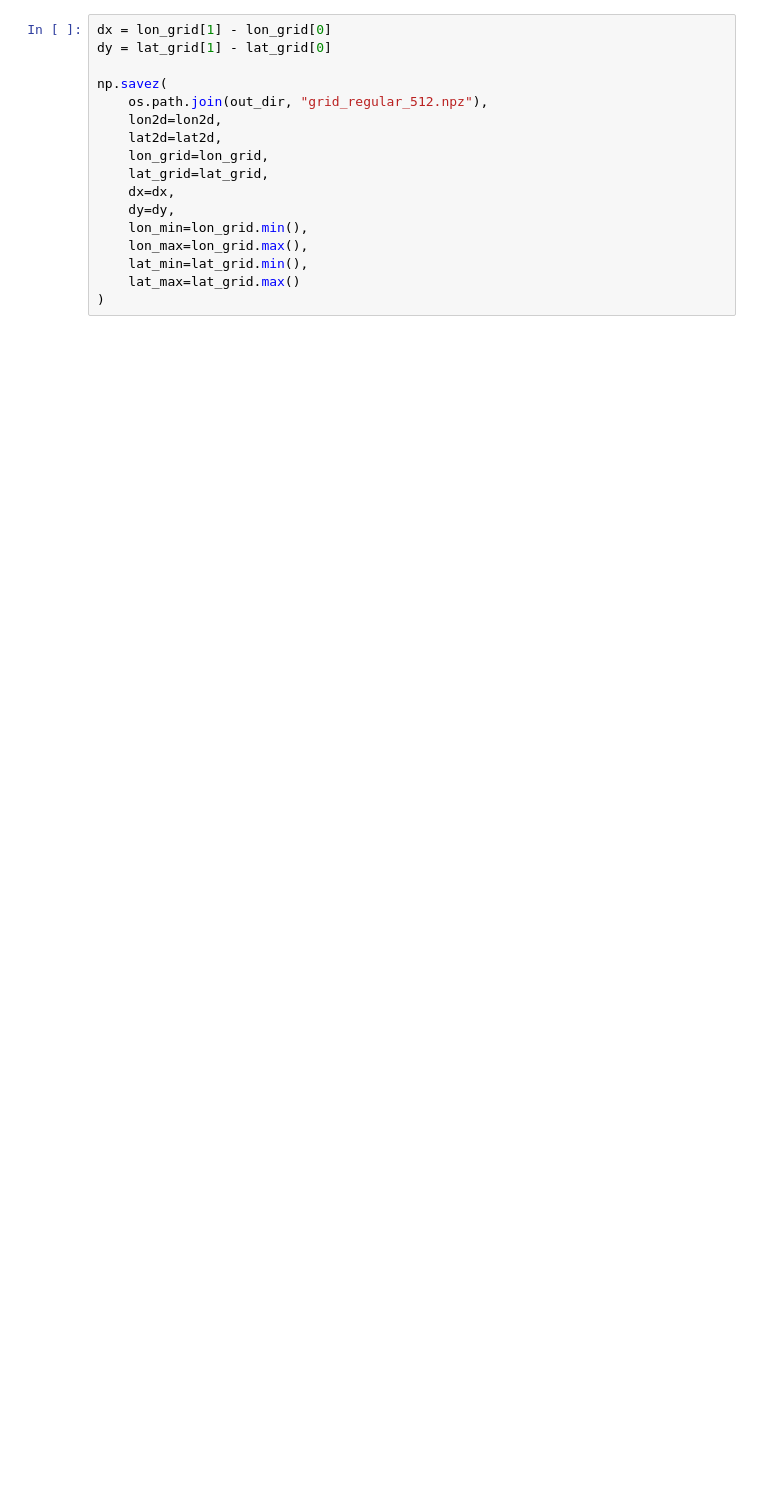
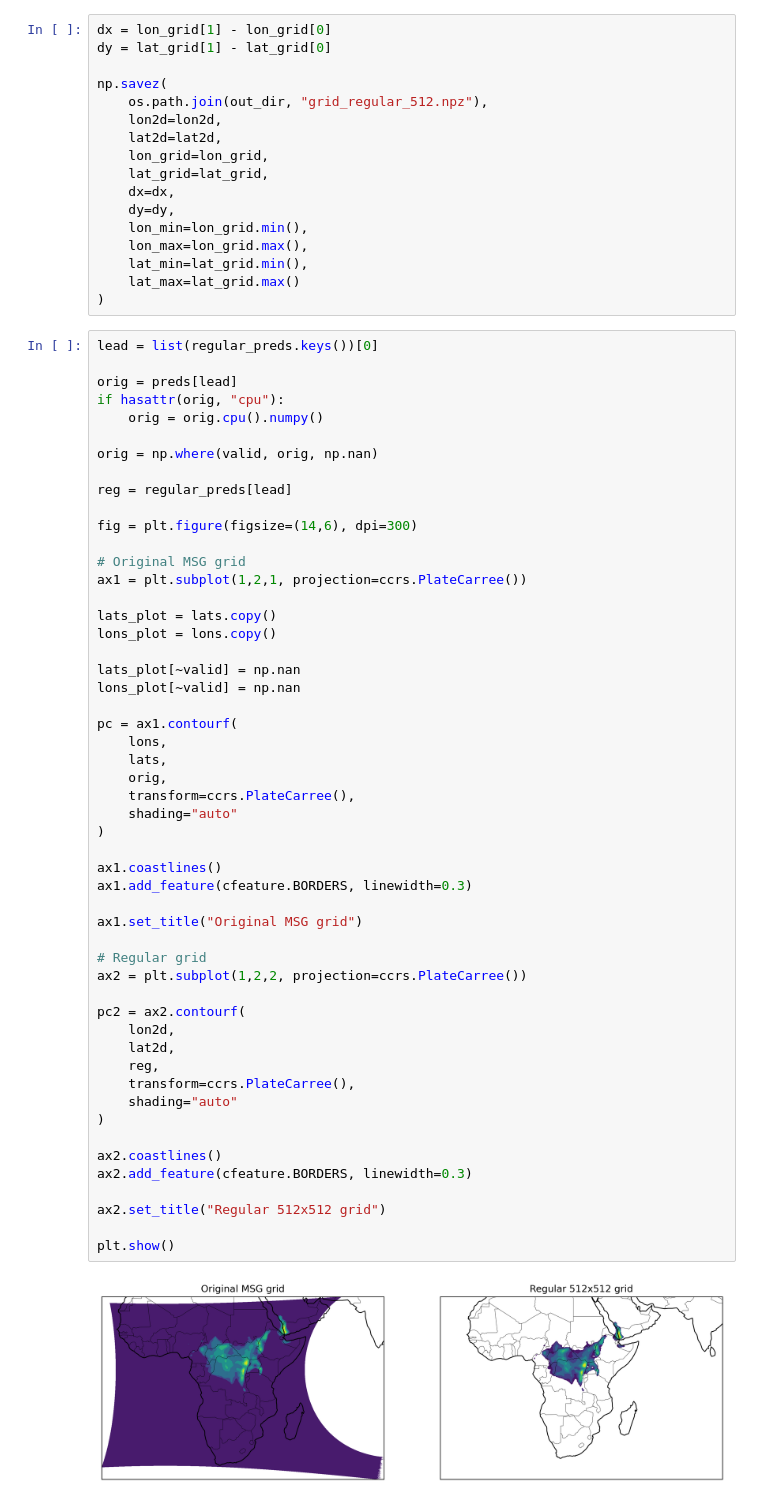
Before and after one commit to mendrika-mdg/PANCAST, a Jupyter notebook: data/test_inputs/plotting-nowcasts-pancast.ipynb, the cells around one changed output. Drawn from its saved outputs; the diff is of its cells as text; blank space fills up the shorter version.

```diff
--- a/data/test_inputs/plotting-nowcasts-pancast.ipynb
+++ b/data/test_inputs/plotting-nowcasts-pancast.ipynb
@@ -371,3 +376,57 @@ np.savez(
     lat_min=lat_grid.min(),
     lat_max=lat_grid.max()
 )
+# %%
+lead = list(regular_preds.keys())[0]
+
+orig = preds[lead]
+if hasattr(orig, "cpu"):
+    orig = orig.cpu().numpy()
+
+orig = np.where(valid, orig, np.nan)
+
+reg = regular_preds[lead]
+
+fig = plt.figure(figsize=(14,6), dpi=300)
+
+# Original MSG grid
+ax1 = plt.subplot(1,2,1, projection=ccrs.PlateCarree())
+
+lats_plot = lats.copy()
+lons_plot = lons.copy()
+
+lats_plot[~valid] = np.nan
+lons_plot[~valid] = np.nan
+
+pc = ax1.contourf(
+    lons,
+    lats,
+    orig,
+    transform=ccrs.PlateCarree(),
+    shading="auto"
+)
+
+ax1.coastlines()
+ax1.add_feature(cfeature.BORDERS, linewidth=0.3)
+
+ax1.set_title("Original MSG grid")
+
+# Regular grid
+ax2 = plt.subplot(1,2,2, projection=ccrs.PlateCarree())
+
+pc2 = ax2.contourf(
+    lon2d,
+    lat2d,
+    reg,
+    transform=ccrs.PlateCarree(),
+    shading="auto"
+)
+
+ax2.coastlines()
+ax2.add_feature(cfeature.BORDERS, linewidth=0.3)
+
+ax2.set_title("Regular 512x512 grid")
+
+plt.show()
+# %% [output]
+[figure, added]
```
Also changed, not shown: parts of 2 cells of this notebook, 7 other files.
